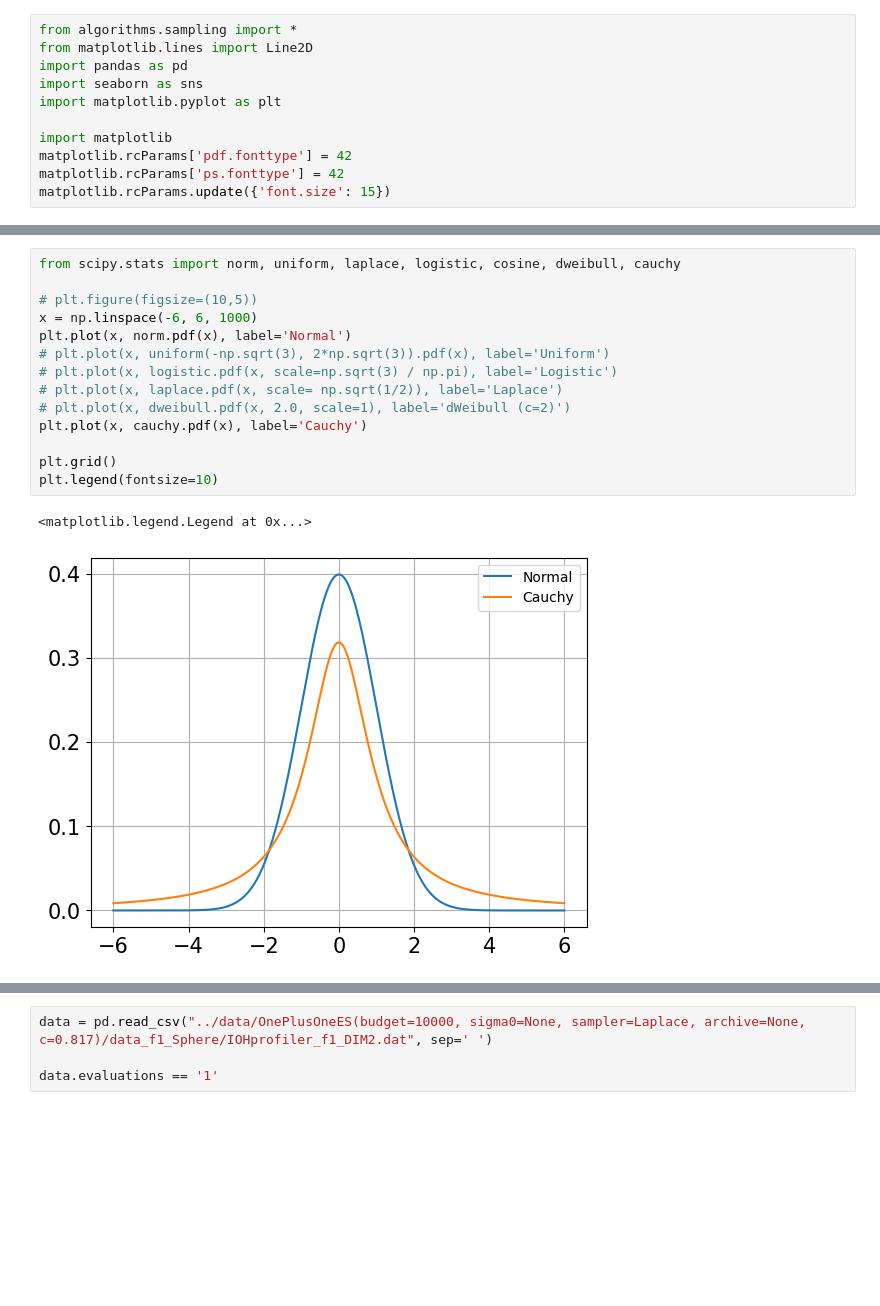
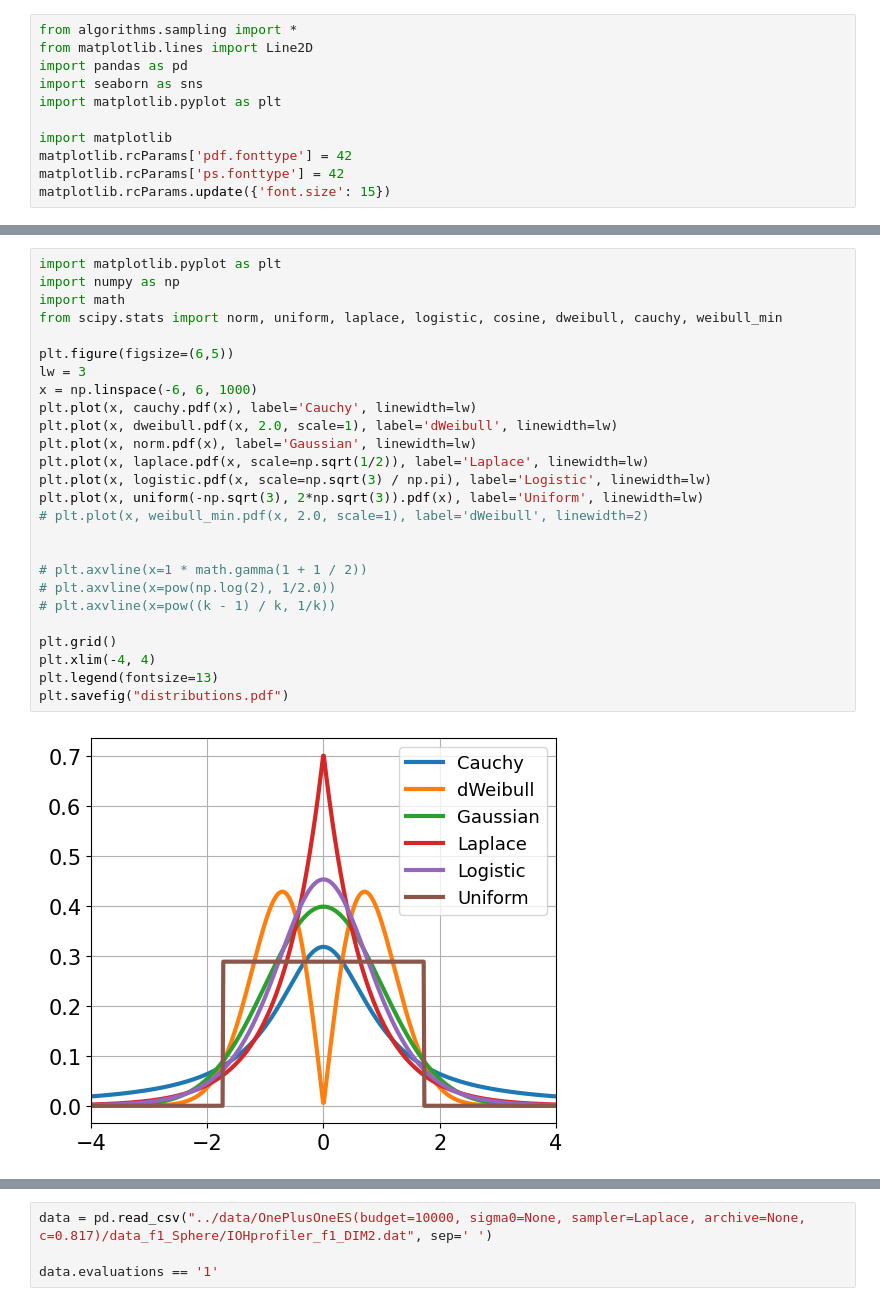
Before and after one commit to jacobdenobel/algorithms, a Jupyter notebook: scripts/samplers.ipynb, the cells around one changed output, grey strips where cells are left out. Saved outputs shown, nothing was run; the diff lists cells and outputs as text; blank space fills up the shorter version.

```diff
--- a/scripts/samplers.ipynb
+++ b/scripts/samplers.ipynb
@@ -33,17 +94,28 @@ plt.grid()
 # %%
-from scipy.stats import norm, uniform, laplace, logistic, cosine, dweibull, cauchy
+import matplotlib.pyplot as plt
+import numpy as np
+import math
+from scipy.stats import norm, uniform, laplace, logistic, cosine, dweibull, cauchy, weibull_min
 
-# plt.figure(figsize=(10,5))
+plt.figure(figsize=(6,5))
+lw = 3
 x = np.linspace(-6, 6, 1000)
-plt.plot(x, norm.pdf(x), label='Normal')
-# plt.plot(x, uniform(-np.sqrt(3), 2*np.sqrt(3)).pdf(x), label='Uniform')
-# plt.plot(x, logistic.pdf(x, scale=np.sqrt(3) / np.pi), label='Logistic')
-# plt.plot(x, laplace.pdf(x, scale= np.sqrt(1/2)), label='Laplace')
-# plt.plot(x, dweibull.pdf(x, 2.0, scale=1), label='dWeibull (c=2)')
-plt.plot(x, cauchy.pdf(x), label='Cauchy')
+plt.plot(x, cauchy.pdf(x), label='Cauchy', linewidth=lw)
+plt.plot(x, dweibull.pdf(x, 2.0, scale=1), label='dWeibull', linewidth=lw)
+plt.plot(x, norm.pdf(x), label='Gaussian', linewidth=lw)
+plt.plot(x, laplace.pdf(x, scale=np.sqrt(1/2)), label='Laplace', linewidth=lw)
+plt.plot(x, logistic.pdf(x, scale=np.sqrt(3) / np.pi), label='Logistic', linewidth=lw)
+plt.plot(x, uniform(-np.sqrt(3), 2*np.sqrt(3)).pdf(x), label='Uniform', linewidth=lw)
+# plt.plot(x, weibull_min.pdf(x, 2.0, scale=1), label='dWeibull', linewidth=2)
+
+
+# plt.axvline(x=1 * math.gamma(1 + 1 / 2))
+# plt.axvline(x=pow(np.log(2), 1/2.0))
+# plt.axvline(x=pow((k - 1) / k, 1/k))
 
 plt.grid()
-plt.legend(fontsize=10)
+plt.xlim(-4, 4)
+plt.legend(fontsize=13)
+plt.savefig("distributions.pdf")
 # %% [output]
-<matplotlib.legend.Legend at 0x...>
-[figure, old version]
+[figure, new version]
```
Also changed, not shown: parts of 7 cells of this notebook, 7 other files.
